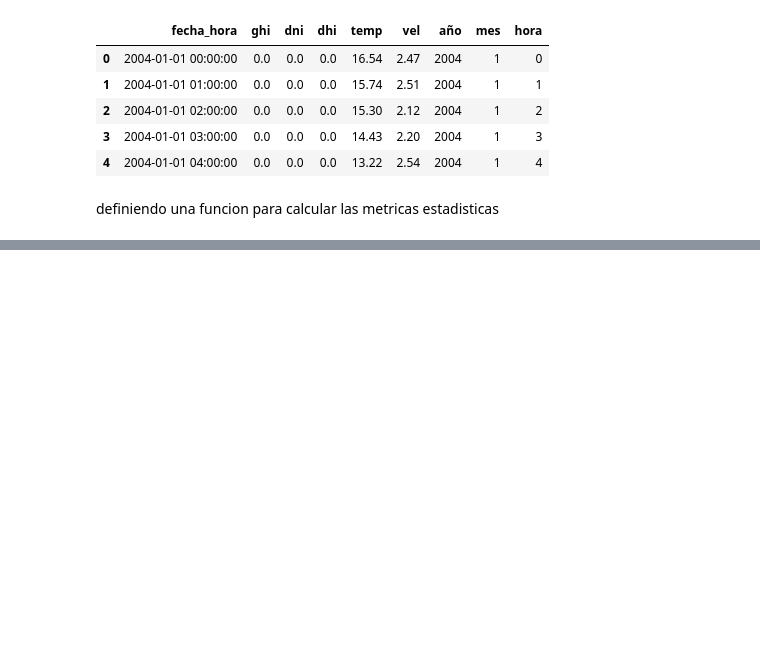
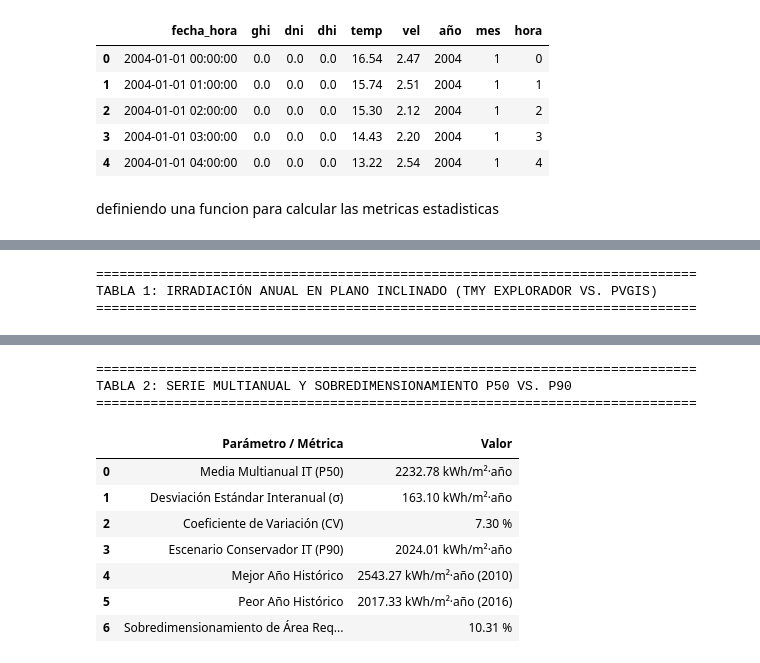
Before and after one commit to diego-gutierrez1/ICM3235, a Jupyter notebook: T2_IntegracionSolar/T2_IntegracionSolar.ipynb, the cells around one changed output, grey strips where cells are left out. Drawn from its saved outputs; the diff is of its cells as text; code cells hidden in the pictures; blank space fills up the shorter version.

```diff
--- a/T2_IntegracionSolar/T2_IntegracionSolar.ipynb
+++ b/T2_IntegracionSolar/T2_IntegracionSolar.ipynb
@@ -335,0 +403,6 @@ plt.show()
+# %%
+lat = -30.1232
+lon = -70.4926
+beta = abs(lat)
+Zs = 0.0              # 0 al apuntar hacia el ecuador
+rho_g = 0.20          # albedo
@@ -335,0 +572,51 @@ plt.show()
+# %%
+# =============================================================================
+# TABLA 1: TOTALES DE IRRADIACIÓN EN PLANO INCLINADO (I_T) PARA AMBAS FUENTES TMY
+# =============================================================================
+df_tabla_tmy_It = pd.DataFrame({
+    'Variable': ['IT Plano Inclinado [kWh/m²·año]'],
+    'Explorador Solar': [round(I_T_tmy_exp, 2)],
+    'PVGIS': [round(I_T_tmy_pvgis, 2)],
+    'Diferencia [kWh/m²·año]': [round(I_T_tmy_pvgis - I_T_tmy_exp, 2)],
+    'Desviación [%]': [round(eps_IT, 2)]
+})
+
+print("=============================================================================")
+print("TABLA 1: IRRADIACIÓN ANUAL EN PLANO INCLINADO (TMY EXPLORADOR VS. PVGIS)")
+print("=============================================================================")
+display(df_tabla_tmy_It)
+
+# =============================================================================
+# TABLA 2: RESULTADOS DE LA SERIE MULTIANUAL Y SOBREDIMENSIONAMIENTO (ΔA%)
+# =============================================================================
+cv_IT = (sigma_IT / I_T_P50) * 100.0
+
+df_tabla_multianual_It = pd.DataFrame({
+    'Parámetro / Métrica': [
+        'Media Multianual IT (P50)',
+        'Desviación Estándar Interanual (σ)',
+        'Coeficiente de Variación (CV)',
+        'Escenario Conservador IT (P90)',
+        'Mejor Año Histórico',
+        'Peor Año Histórico',
+        'Sobredimensionamiento de Área Requerido (ΔA%)'
+    ],
+    'Valor': [
+        f"{I_T_P50:.2f} kWh/m²·año",
+        f"{sigma_IT:.2f} kWh/m²·año",
+        f"{cv_IT:.2f} %",
+        f"{I_T_P90:.2f} kWh/m²·año",
+        f"{anual_IT_multi.max():.2f} kWh/m²·año ({anual_IT_multi.idxmax()})",
+        f"{anual_IT_multi.min():.2f} kWh/m²·año ({anual_IT_multi.idxmin()})",
+        f"{delta_A_pct:.2f} %"
+    ]
+})
+
+print("\n=============================================================================")
+print("TABLA 2: SERIE MULTIANUAL Y SOBREDIMENSIONAMIENTO P50 VS. P90")
+print("=============================================================================")
+display(df_tabla_multianual_It)
+# %% [output]
+=============================================================================
+TABLA 1: IRRADIACIÓN ANUAL EN PLANO INCLINADO (TMY EXPLORADOR VS. PVGIS)
+=============================================================================
@@ -335,0 +625,11 @@ plt.show()
+=============================================================================
+TABLA 2: SERIE MULTIANUAL Y SOBREDIMENSIONAMIENTO P50 VS. P90
+=============================================================================
+|  | Parámetro / Métrica | Valor |
+| 0 | Media Multianual IT (P50) | 2232.78 kWh/m²·año |
+| 1 | Desviación Estándar Interanual (σ) | 163.10 kWh/m²·año |
+| 2 | Coeficiente de Variación (CV) | 7.30 % |
+| 3 | Escenario Conservador IT (P90) | 2024.01 kWh/m²·año |
+| 4 | Mejor Año Histórico | 2543.27 kWh/m²·año (2010) |
+| 5 | Peor Año Histórico | 2017.33 kWh/m²·año (2016) |
+| 6 | Sobredimensionamiento de Área Req... | 10.31 % |
```
Also changed, not shown: parts of 14 cells of this notebook, 2 other files.
